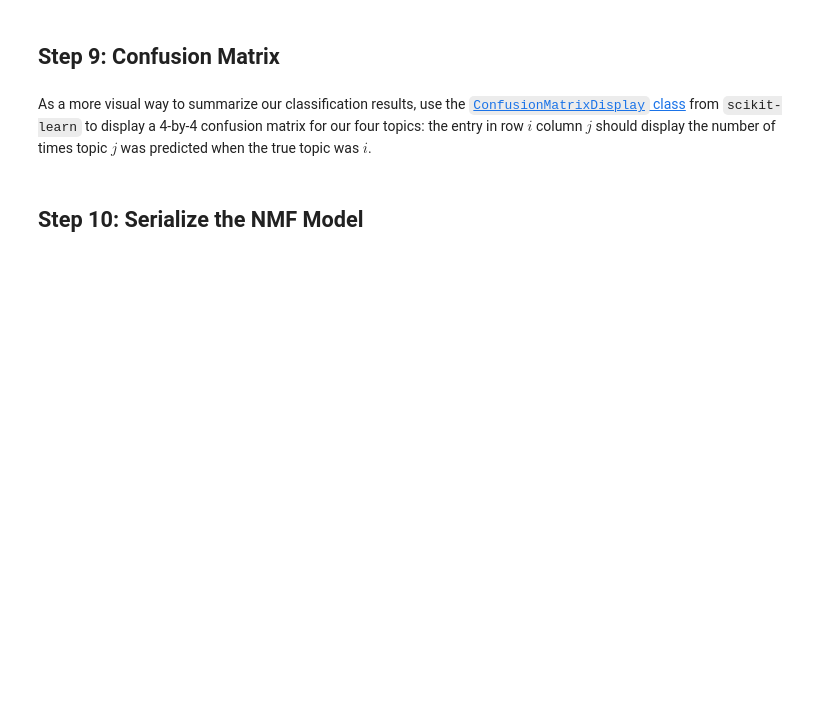
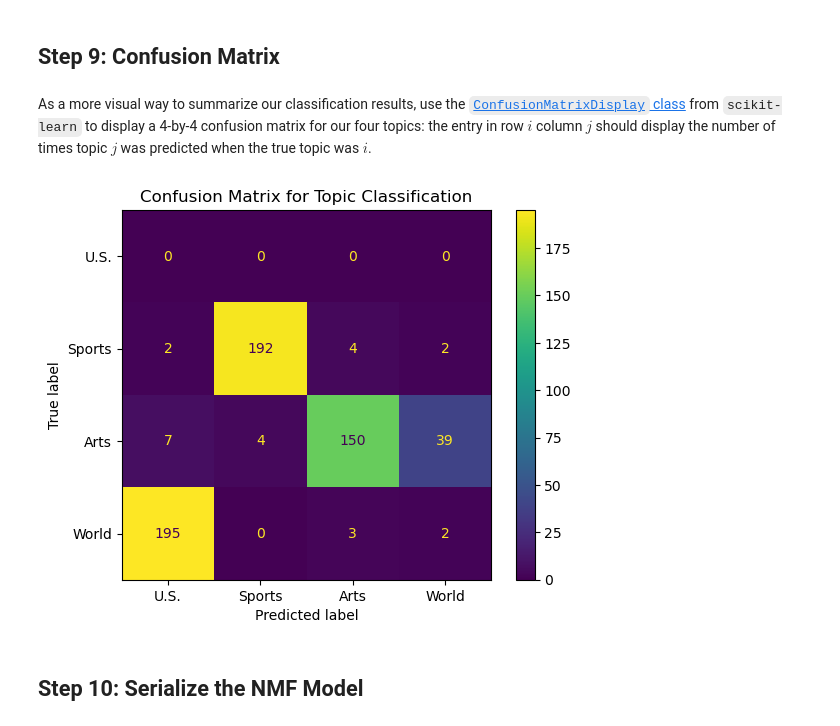
Before and after one commit to chenxiguo0/Unsupervised-Learning-for-Text-Data, a Jupyter notebook: dsan5000_hw4-1.ipynb, the cells around one changed output. Saved outputs shown, nothing was run; the diff lists cells and outputs as text; code cells hidden in the pictures; blank space fills up the shorter version.

```diff
--- a/dsan5000_hw4-1.ipynb
+++ b/dsan5000_hw4-1.ipynb
@@ -278,10 +324,10 @@ So, in the following code cell, replace the default names assigned to each topic
 # %%
 #| label: hw4-1-7-response
 topic_names = {
-    0: "Topic 0", # Replace with Topic 0 name
-    1: "Topic 1", # Replace with Topic 1 name
-    2: "Topic 2", # Replace with Topic 2 name
-    3: "Topic 3", # Replace with Topic 3 name
+    0: "U.S.", # Replace with Topic 0 name
+    1: "Sports", # Replace with Topic 1 name
+    2: "Arts", # Replace with Topic 2 name
+    3: "World", # Replace with Topic 3 name
 }
 topic_names
 # %% [output]
@@ -295,3 +341,5 @@ As a first step, since now we want to plot clusters of **documents** rather than
 # %%
 #| label: hw4-1-8-response
 # Your code here
+doc_topic = nmf_model.transform(dtm)
+doc_topic.shape
@@ -302,3 +352,5 @@ Next, since our goal is to classify each document into a **single** topic, use `
 # %%
 #| label: hw4-1-8-argmax-by-row
 # Your code here
+argmax_by_row = np.argmax(doc_topic, axis=1)
+argmax_by_row.shape
@@ -317,7 +385,12 @@ Once `prediction_df` has been created, construct a new column named `correct` wh
 
 Though in general you should compare accuracy rates with a **baseline model** such as Naïve Bayes, here you can simply compare with **25% accuracy**, since that is the expected number we would get correct by random-guessing between the four topics for each document.
 # %%
-prediction_df = None # Your code here: replace with pd.concat() call
+prediction_df = pd.concat([art_df, doc_topic_df['topic']], axis=1) # Your code here: replace with pd.concat() call
 # Your code here (compute 'correct' column)
+prediction_df['correct'] = prediction_df['topic'] == prediction_df['section']
+
 if prediction_df is not None and 'correct' in prediction_df.columns:
     prediction_df['correct'].value_counts(normalize=True)
+
+accuracy = prediction_df['correct'].mean()
+accuracy
@@ -325,6 +400,17 @@ if prediction_df is not None and 'correct' in prediction_df.columns:
 ## Step 9: Confusion Matrix
 # %% [markdown]
 As a more visual way to summarize our classification results, use the [`ConfusionMatrixDisplay` class](https://scikit-learn.org/stable/modules/generated/sklearn.metrics.ConfusionMatrixDisplay.html#sklearn.metrics.ConfusionMatrixDisplay) from `scikit-learn` to display a 4-by-4 confusion matrix for our four topics: the entry in row $i$ column $j$ should display the number of times topic $j$ was predicted when the true topic was $i$.
+# %%
+from sklearn.metrics import confusion_matrix, ConfusionMatrixDisplay
+
+conf_matrix = confusion_matrix(prediction_df['section'], prediction_df['topic'], labels=list(topic_names.values()))
+
+disp = ConfusionMatrixDisplay(confusion_matrix=conf_matrix, display_labels=list(topic_names.values()))
+disp.plot()
+plt.title("Confusion Matrix for Topic Classification")
+plt.show()
+# %% [output]
+[figure, added]
 # %% [markdown]
 ## Step 10: Serialize the NMF Model
 # %% [markdown]
```
Also changed, not shown: parts of 14 cells of this notebook, 4 other files.
